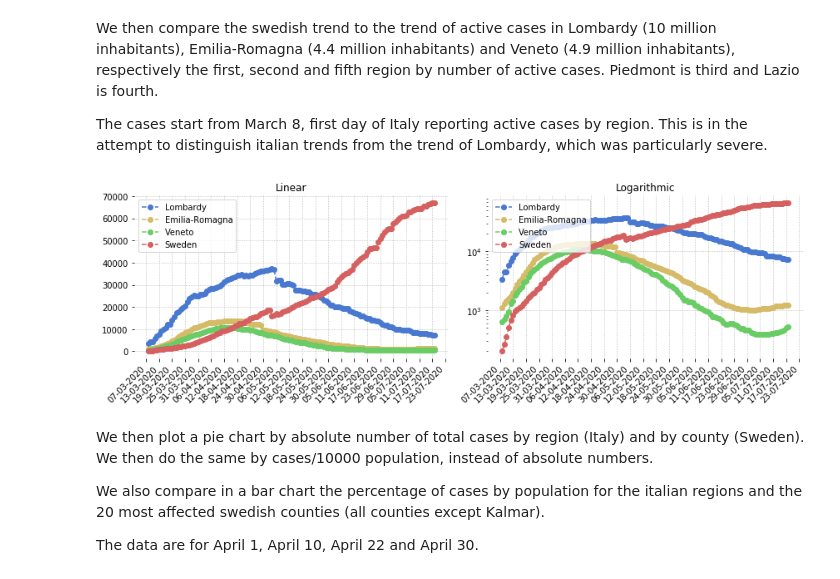
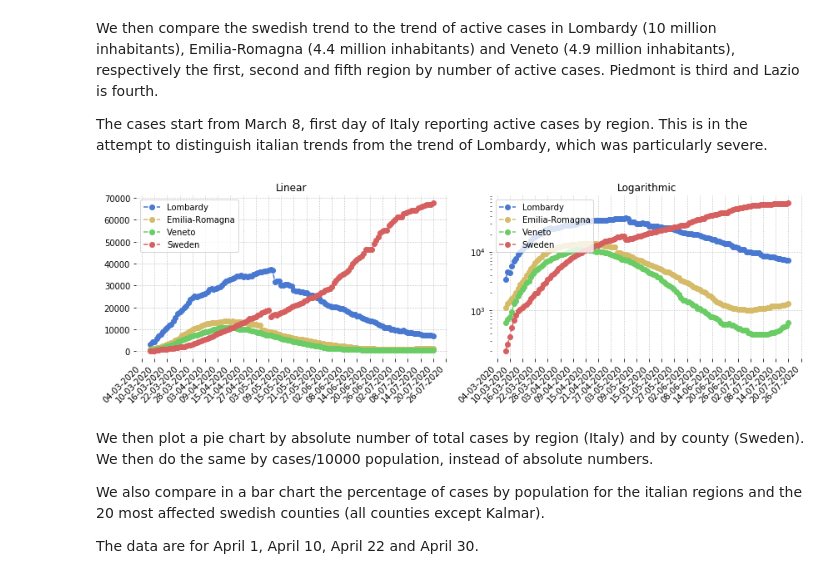
Before and after one commit to eera-l/Covid19-Sweden-Overview, a Jupyter notebook: c19-it-swe.ipynb, the cells around one changed output. Cells and saved outputs as stored; diff of their text form; code cells hidden in the pictures.

```diff
--- a/c19-it-swe.ipynb
+++ b/c19-it-swe.ipynb
@@ -34,7 +34,7 @@ italy_active = np.array([1049, 1577, 1835, 2263, 2706, 3296, 3916, 5061, 6387, 7
                          81266, 78457, 76440, 72070, 70187, 68351, 66553, 65129, 62752, 60960, 59322, 57752, 56594, 55300, 52942,
                          50966, 47986, 46175, 43691, 42097, 41367, 39893, 39297, 38429, 36976, 35877, 35262, 34730, 32872, 31710,
                          30637, 28997, 27485, 26274, 25909, 24569, 23925, 23101, 21543, 21212, 20972, 20637, 19573, 18655, 18303,
-                         17638, 16836, 16681, 16496, 15563, 15255, 15060, 14884])
+                         17638, 16836, 16681, 16496, 15563, 15255, 15060, 14884, 14621, 14642])
 
 
 sweden_active = np.array([1036, 1113, 1187, 1276, 1412, 1607, 1734, 1897, 2003, 2243, 2448, 2747, 2948, 3326, 3574, 3928, 4291, 4735,
@@ -45,7 +45,7 @@ sweden_active = np.array([1036, 1113, 1187, 1276, 1412, 1607, 1734, 1897, 2003,
                           31396, 32495, 33499, 34297, 35185, 35608, 36396, 37105, 38668, 40042, 41158, 41804, 42503, 43400, 44753,
                           46311, 46311, 46611, 46611, 49196, 50854, 52204, 53892, 54961, 55209, 55209, 57439, 58229, 59551, 60331,
                           61174, 61174, 61307, 62820, 63052, 63586, 63964, 64484, 64484, 64484, 65376, 65672, 66100, 66475, 66829,
-                          66907])
+                          66907, 66907, 67641])
 
 italy_hospitalized = np.array([401, 639, 742, 1034, 1346, 1790, 2394, 2651, 3550, 4316, 5038, 5838, 6650, 7426, 8372, 9663, 11025,
                                12894, 14363, 15757, 16020, 17708, 19846, 20692, 21937, 23112, 24753, 26029, 26676, 27386, 27795,
@@ -55,7 +55,7 @@ italy_hospitalized = np.array([401, 639, 742, 1034, 1346, 1790, 2394, 2651, 3550
                                12865, 12172, 11453, 10792, 10400, 10311, 10207, 9991, 9624, 9269, 8957, 8695, 8613, 8185, 7917,
                                7729, 7379, 7094, 6680, 6387, 6099, 5916, 5742, 5503, 5301, 5002, 4864, 4729, 4581, 4320, 4131,
                                3893, 3747, 3594, 3489, 3301, 3113, 2867, 2632, 2474, 2314, 2038, 1853, 1610, 1515, 1356, 1260,
-                               1160, 1120, 1090, 1025, 963, 956])
+                               1160, 1120, 1090, 1025, 963, 956, 940, 945])
 
 sweden_hospitalized = np.array([0, 0, 0, 43, 177, 256, 279, 331, 426, 497, 577, 696, 803, 902, 973, 1121, 1219, 1320, 1400, 1480,
                                 1508, 1726, 1742, 1799, 1838, 1846, 1942, 1986, 2037, 2100, 2138, 2152, 2156, 2221, 2156, 2234,
@@ -64,7 +64,7 @@ sweden_hospitalized = np.array([0, 0, 0, 43, 177, 256, 279, 331, 426, 497, 577,
                                 1732, 1712, 1707, 1734, 1730, 1687, 1633, 1629, 1608, 1617, 1649, 1630, 1559, 1552, 1512, 1481,
                                 1486, 1517, 1463, 1428, 1367, 1352, 1352, 1352, 1303, 1264, 1223, 1179, 1181, 1181, 1176, 1144,
                                 1148, 1094, 993, 986, 986, 986, 895, 879, 858, 770, 760, 760, 760, 663, 650, 626, 562, 521, 521,
-                                521, 484, 470, 439, 360, 345, 345])
+                                521, 484, 470, 439, 360, 340, 348, 348, 320])
 
 italy_icu = np.array([105, 140, 166, 229, 295, 351, 462, 567, 650, 733, 877, 1028, 1153, 1328, 1518, 1672, 1851, 2060, 2257, 2498,
                       2655, 2857, 3009, 3204, 3396, 3489, 3612, 3732, 3856, 3906, 3981, 4023, 4035, 4053, 4068, 3994, 3977, 3898,
@@ -72,14 +72,14 @@ italy_icu = np.array([105, 140, 166, 229, 295, 351, 462, 567, 650, 733, 877, 102
                       2102, 2009, 1956, 1863, 1795, 1694, 1578, 1539, 1501, 1479, 1427, 1333, 1311, 1168, 1034, 1027, 999, 952,
                       893, 855, 808, 775, 762, 749, 716, 676, 640, 595, 572, 553, 541, 521, 505, 489, 475, 450, 435, 424, 408,
                       353, 338, 316, 293, 287, 283, 263, 249, 236, 227, 220, 209, 207, 177, 163, 168, 161, 152, 148, 127, 115,
-                      107, 103, 105, 97, 98, 96, 93, 87, 82, 79])
+                      107, 103, 105, 97, 98, 96, 93, 87, 82, 79, 71, 74])
 
 sweden_icu = np.array([0, 0, 0, 23, 31, 45, 49, 58, 92, 110, 142, 160, 182, 202, 219, 265, 293, 312, 339, 361, 376, 387, 400, 439,
                        451, 464, 486, 504, 500, 521, 522, 528, 527, 523, 524, 522, 537, 525, 517, 537, 541, 556, 543, 533, 531, 537,
                        524, 519, 526, 523, 504, 492, 484, 474, 466, 459, 443, 434, 422, 411, 401, 388, 381, 379, 383, 366, 366, 358,
                        352, 344, 347, 337, 331, 316, 320, 310, 305, 309, 307, 309, 308, 292, 287, 291, 298, 296, 280, 280, 268, 267,
                        267, 267, 245, 239, 232, 223, 223, 223, 223, 202, 201, 191, 182, 170, 170, 170, 157, 150, 139, 129, 135, 135,
-                       135, 125, 118, 110, 100, 94, 96, 97, 92, 89, 81, 68, 69, 69])
+                       135, 125, 118, 110, 100, 94, 96, 97, 92, 89, 81, 68, 69, 68, 69, 62])
 
 
 italy_d = np.array([29, 34, 52, 79, 107, 148, 197, 233, 366, 463, 631, 827, 1016, 1266, 1441, 1809, 2158, 2503, 2978, 3405, 4032, 4825,
@@ -89,7 +89,7 @@ italy_d = np.array([29, 34, 52, 79, 107, 148, 197, 233, 366, 463, 631, 827, 1016
                     30560, 30739, 30911, 31106, 31368, 31610, 31763, 31908, 32007, 32169, 32330, 32486, 32616, 32735, 32785, 32877,
                     32955, 33072, 33142, 33229, 33340, 33415, 33475, 33530, 33601, 33689, 33774, 33846, 33899, 33964, 34043, 34114,
                     34167, 34223, 34301, 34345, 34371, 34405, 34448, 34514, 34561, 34610, 34634, 34657, 34675, 34644, 34678, 34708,
-                    34716, 34738, 34744, 34767, 34788, 34818, 34833])
+                    34716, 34738, 34744, 34767, 34788, 34818, 34833, 34854, 34861])
 
 sweden_d = np.array([3, 7, 8, 10, 11, 16, 20, 23, 33, 40, 63, 78, 105, 112, 123, 167, 199, 259, 307, 358, 391, 428, 506, 618, 696,
                      812, 881, 901, 915, 946, 1084, 1223, 1360, 1442, 1546, 1578, 1633, 1795, 1939, 2028, 2159, 2202, 2206, 2289,
@@ -97,7 +97,7 @@ sweden_d = np.array([3, 7, 8, 10, 11, 16, 20, 23, 33, 40, 63, 78, 105, 112, 123,
                      3689, 3694, 3712, 3783, 3857, 3895, 3956, 4029, 4032, 4066, 4146, 4243, 4291, 4361, 4408, 4415, 4433, 4501,
                      4578, 4598, 4674, 4678, 4689, 4722, 4757, 4824, 4849, 4887, 4892, 4892, 4909, 4952, 5063, 5078, 5078, 5079,
                      5079, 5151, 5182, 5222, 5249, 5295, 5304, 5304, 5332, 5351, 5395, 5436, 5446, 5446, 5447, 5461, 5472, 5515,
-                     5532, 5554, 5554, 5554, 5564, 5581, 5610, 5617, 5642, 5652])
+                     5532, 5554, 5554, 5554, 5564, 5581, 5610, 5617, 5642, 5652, 5652, 5663])
 
 x = np.arange(1, len(italy_active) + 1)
 
@@ -258,7 +258,7 @@ italy_total = np.array([2036, 2502, 3089, 3858, 4636, 5883, 7375, 9172, 10149, 1
                         232248, 232664, 233019, 233197, 233515, 233836, 234013, 234531, 234801, 234998, 235278, 235561, 235763, 236142,
                         236305, 236651, 236989, 237290, 237500, 237828, 238159, 238011, 238275, 238499, 238720, 238833, 239410, 239706,
                         239961, 240136, 240310, 240436, 240578, 240760, 240961, 241184, 241419, 241611, 241819, 241956, 242149, 242363,
-                        242639, 242827, 243061, 243230, 243344, 243506, 243736, 243967, 244216])
+                        242639, 242827, 243061, 243230, 243344, 243506, 243736, 243967, 244216, 244434, 244624])
 
 sweden_total = np.array([19, 32, 62, 87, 146, 179, 225, 326, 424, 620, 772, 924, 995, 1064, 1147, 1266, 1411, 1554, 1734, 1868, 1985,
                          2167, 2397, 2711, 2997, 3363, 3663, 3944, 4359, 4834, 5319, 5874, 6477, 6834, 7175, 7565, 8303, 8958, 9602,
@@ -268,16 +268,16 @@ sweden_total = np.array([19, 32, 62, 87, 146, 179, 225, 326, 424, 620, 772, 924,
                          35906, 36592, 37294, 37736, 38072, 38774, 40945, 42064, 43144, 43946, 44845, 45301, 46124, 46900, 48488, 49900,
                          51021, 51667, 52383, 53323, 54787, 56360, 56360, 56661, 56661, 59318, 61007, 62397, 64112, 65227, 65484, 65484,
                          67742, 68551, 69917, 70738, 71591, 71591, 71725, 73252, 73495, 74072, 74467, 75009, 75009, 75009, 75911, 76224,
-                         76681, 77063, 77442, 77530])
+                         76681, 77063, 77442, 77530, 77530, 78275])
 
-italy_active = np.concatenate((italy_active[2:], np.array([14621, 14642, 14709, 14242, 13595, 13459, 13428, 13303, 13179, 13157,
-                                                         12919, 12493, 12473, 12456, 12368])))
+italy_active = np.concatenate((italy_active[2:], np.array([14709, 14242, 13595, 13459, 13428, 13303, 13179, 13157,
+                                                         12919, 12493, 12473, 12456, 12368, 12440, 12404])))
 
 sweden_active = np.concatenate((np.array([15, 29, 51, 93, 136, 160, 202, 259, 354, 498, 685, 812, 958]), sweden_active))
 
 
-italy_d = np.concatenate((italy_d[2:], np.array([34854, 34861, 34869, 34899, 34914, 34926, 34938, 34945, 34954, 34967, 34984, 34997,
-                                                 35017, 35028, 35042])))
+italy_d = np.concatenate((italy_d[2:], np.array([34869, 34899, 34914, 34926, 34938, 34945, 34954, 34967, 34984, 34997,
+                                                 35017, 35028, 35042, 35045, 35058])))
 
 sweden_d = np.concatenate((np.array([0, 0, 0, 0, 0, 0, 0, 0, 0, 1, 1, 1, 2]), sweden_d))
 
@@ -912,7 +912,7 @@ lom_act = np.array([3372, 4490, 4427, 5763, 6896, 7732, 9059, 10043, 10861, 1209
                     22913, 22683, 21809, 20996, 20861, 20255, 20224, 20224, 19853, 19499, 19420, 19319, 18297, 17857, 17340, 17024,
                     16785, 15989, 15976, 15233, 14972, 14647, 14045, 13911, 13843, 13638, 12903, 12227, 11992, 11640, 10992, 10947,
                     10823, 10060, 9938, 9827, 9677, 9426, 9445, 9492, 9074, 8460, 8357, 8341, 8212, 8004, 8011, 7952, 7535, 7509,
-                    7421, 7255])
+                    7421, 7255, 7240, 7141])
 
 er_act = np.array([1097, 1286, 1417, 1588, 1758, 2011, 2349, 2741, 3088, 3404, 3915, 4506, 5089, 5661, 6390, 7220, 7711, 8256, 8850,
                    9361, 9964, 10535, 10766, 10953, 11489, 11859, 12178, 12523, 12837, 13051, 13048, 13110, 13258, 13350, 13495,
@@ -921,7 +921,7 @@ er_act = np.array([1097, 1286, 1417, 1588, 1758, 2011, 2349, 2741, 3088, 3404, 3
                    5852, 5656, 5525, 5330, 5098, 4926, 4730, 4570, 4457, 4359, 4146, 3998, 3750, 3564, 3279, 3163, 3068, 2912, 2839,
                    2688, 2512, 2416, 2328, 2282, 2156, 2061, 2000, 1817, 1727, 1637, 1500, 1405, 1345, 1281, 1219, 1207, 1172, 1154,
                    1089, 1074, 1068, 1044, 1041, 1042, 1032, 1010, 1002, 1003, 1011, 1037, 1029, 1064, 1060, 1071, 1066, 1113, 1119,
-                   1180, 1193, 1189, 1170, 1198, 1228, 1234])
+                   1180, 1193, 1189, 1170, 1198, 1228, 1234, 1266, 1298])
 
 ve_act = np.array([623, 694, 783, 940, 1297, 1453, 1775, 1989, 2274, 2488, 2953, 3169, 3677, 4214, 4644, 4986, 5351, 5745, 6140, 6648,
                    6913, 7251, 7564, 7850, 8224, 8578, 8861, 9093, 9409, 9722, 9965, 10171, 10449, 10647, 10749, 10729, 10766, 10736,
@@ -929,7 +929,7 @@ ve_act = np.array([623, 694, 783, 940, 1297, 1453, 1775, 1989, 2274, 2488, 2953,
                    7299, 7234, 7116, 6789, 6534, 6187, 5877, 5591, 5460, 5190, 5020, 4718, 4439, 4162, 4041, 4004, 3754, 3532, 3286,
                    3023, 2841, 2660, 2578, 2431, 2287, 2025, 1849, 1612, 1500, 1468, 1403, 1387, 1319, 1229, 1164, 1085, 1080, 1004,
                    965, 922, 849, 778, 772, 755, 718, 680, 607, 582, 575, 583, 585, 564, 549, 527, 487, 482, 460, 462, 462, 418, 397,
-                   390, 388, 388, 384, 385, 386, 392, 394, 398, 408, 412, 427, 438, 455, 502, 525])
+                   390, 388, 388, 384, 385, 386, 392, 394, 398, 408, 412, 427, 438, 455, 502, 525, 532, 609])
 
 sweden_act = sweden_active.copy()[6:]
 
@@ -945,34 +945,34 @@ ax1.plot(days, ve_act, '--go', label='Veneto')
 ax1.plot(days, sweden_act, '--ro', label='Sweden')
 ax1.legend(loc="upper left")
 ax1.set_title('Linear')
 ax1.xaxis.set_major_formatter(mdates.DateFormatter('%d-%m-%Y'))
 ax1.xaxis.set_major_locator(mdates.DayLocator(interval=interval))
 ax1.axes.grid(linestyle='dotted')
 
 ax2 = fig.add_subplot(122)
 ax2.plot(days, lom_act, '--bo', label='Lombardy')
 ax2.plot(days, er_act, '--yo', label='Emilia-Romagna')
 ax2.plot(days, ve_act, '--go', label='Veneto')
 ax2.plot(days, sweden_act, '--ro', label='Sweden')
 ax2.legend(loc="upper left")
 ax2.set_title('Logarithmic')
 ax2.set_yscale('log')
 ax2.xaxis.set_major_formatter(mdates.DateFormatter('%d-%m-%Y'))
 ax2.xaxis.set_major_locator(mdates.DayLocator(interval=interval))
 ax2.axes.grid(linestyle='dotted')
 
 sns.set_color_codes('muted')
 sns.despine(left = True, bottom = True)
 for ax in fig.axes:
   for label in ax.get_xticklabels():
     label.set_ha("right")
     label.set_rotation(45)
 fig.set_figheight(4)
 fig.set_figwidth(12)
 plt.tight_layout()
 plt.show()
 # %% [output]
-[figure, old version]
+[figure, new version]
 # %% [markdown]
 We then plot a pie chart by absolute number of total cases by region (Italy) and by county (Sweden). We then do the same by cases/10000 population, instead of absolute numbers.
 
```
Also changed, not shown: parts of 7 cells of this notebook, 1 other file.
